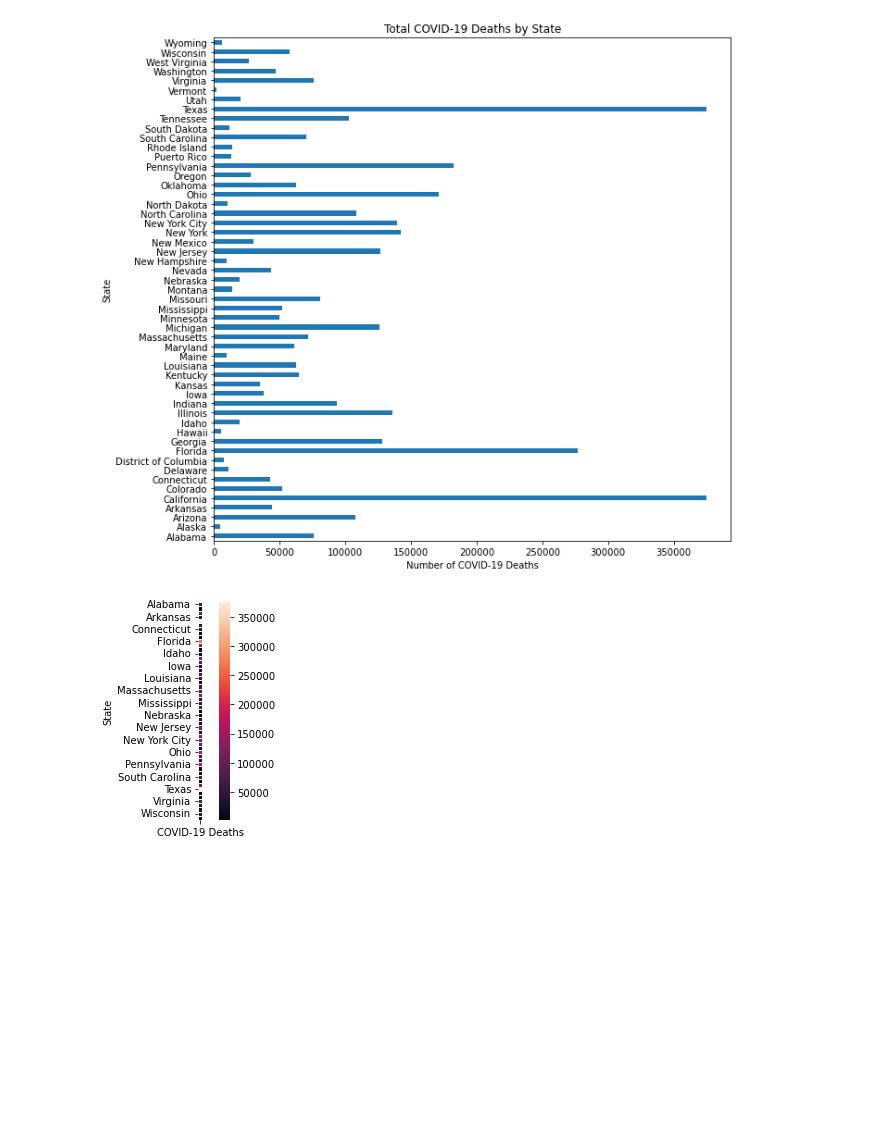
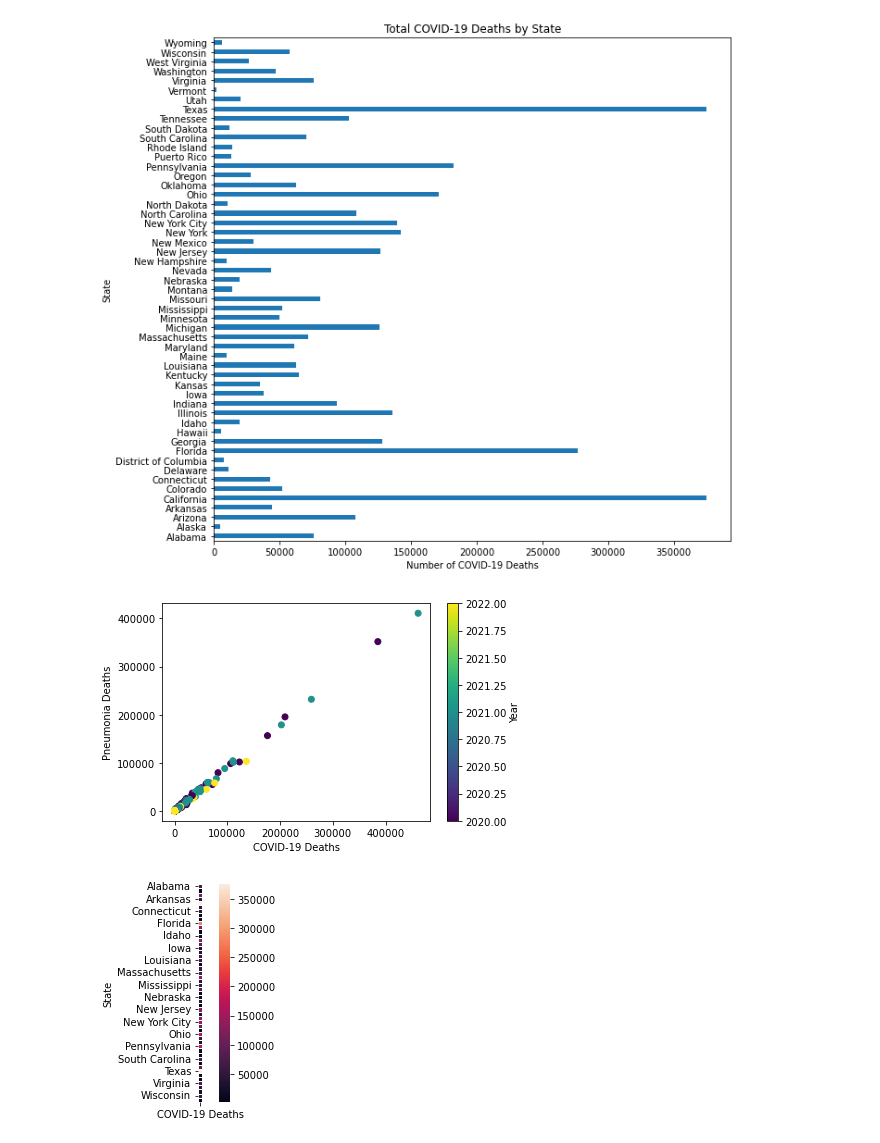
Before and after one commit to valputla/InfectionDataAnalysis, a Jupyter notebook: Lindsey.ipynb, the cells around one changed output. Drawn from its saved outputs; the diff is of its cells as text; code cells hidden in the pictures; blank space fills up the shorter version.

Commit message:
COVID vs PNA scatter plot

```diff
--- a/Lindsey.ipynb
+++ b/Lindsey.ipynb
@@ -216,6 +216,19 @@ plt.xlabel("Number of COVID-19 Deaths")
 plt.show()
 # %% [output]
 [figure]
+# %%
+
+state = year_df["State"].unique()
+year = year_df["Age Group"].unique()
+
+plt.scatter(year_df['COVID-19 Deaths'],year_df['Pneumonia Deaths'], c=year_df['Year'])
+clb = plt.colorbar()
+plt.xlabel("COVID-19 Deaths")
+plt.ylabel("Pneumonia Deaths")
+clb.set_label("Year")
+plt.show()
+# %% [output]
+[figure, added]
 # %%
 states_df = pd.DataFrame(states_df)
 ax = sns.heatmap(states_df, linewidth=0.5,square=True)
```
Also changed, not shown: parts of 5 cells of this notebook.
